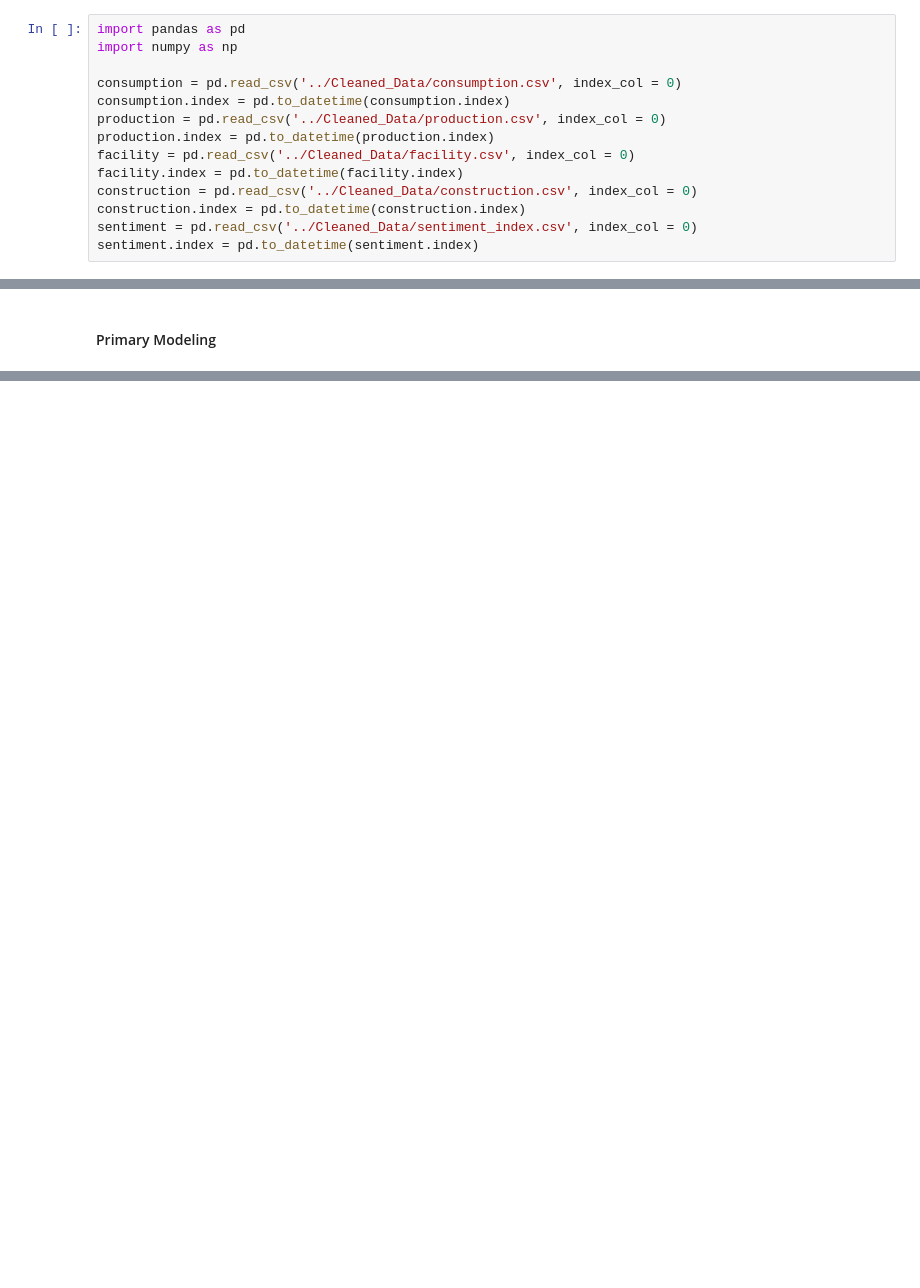
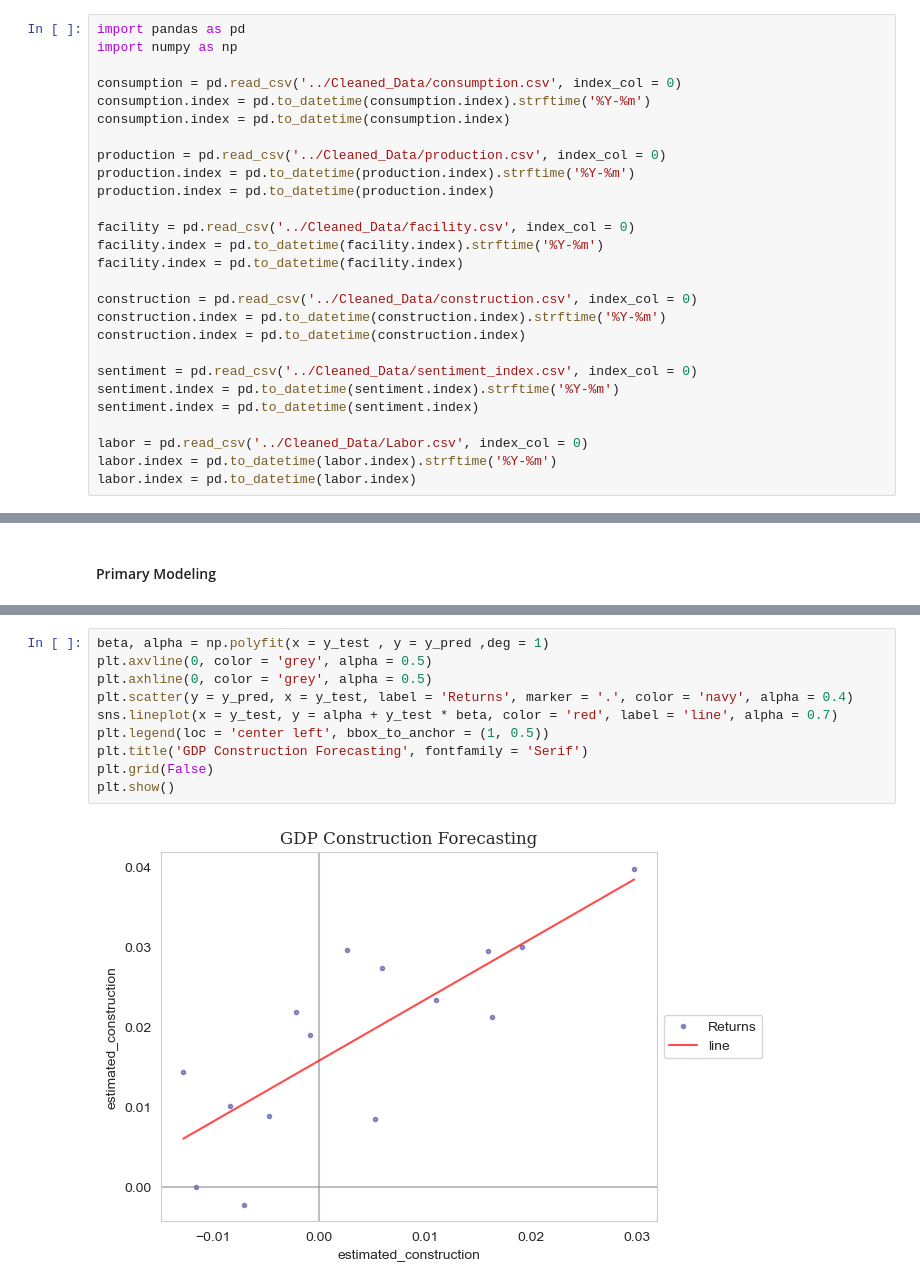
Before and after one commit to Tommylee1013/EconomicCycle, a Jupyter notebook: Notes/Primary Model.ipynb, the cells around one changed output, grey strips where cells are left out. Drawn from its saved outputs; the diff is of its cells as text; blank space fills up the shorter version.

```diff
--- a/Notes/Primary Model.ipynb
+++ b/Notes/Primary Model.ipynb
@@ -52,15 +52,28 @@ import pandas as pd
 import numpy as np
 
 consumption = pd.read_csv('../Cleaned_Data/consumption.csv', index_col = 0)
+consumption.index = pd.to_datetime(consumption.index).strftime('%Y-%m')
 consumption.index = pd.to_datetime(consumption.index)
+
 production = pd.read_csv('../Cleaned_Data/production.csv', index_col = 0)
+production.index = pd.to_datetime(production.index).strftime('%Y-%m')
 production.index = pd.to_datetime(production.index)
+
 facility = pd.read_csv('../Cleaned_Data/facility.csv', index_col = 0)
+facility.index = pd.to_datetime(facility.index).strftime('%Y-%m')
 facility.index = pd.to_datetime(facility.index)
+
 construction = pd.read_csv('../Cleaned_Data/construction.csv', index_col = 0)
+construction.index = pd.to_datetime(construction.index).strftime('%Y-%m')
 construction.index = pd.to_datetime(construction.index)
+
 sentiment = pd.read_csv('../Cleaned_Data/sentiment_index.csv', index_col = 0)
+sentiment.index = pd.to_datetime(sentiment.index).strftime('%Y-%m')
 sentiment.index = pd.to_datetime(sentiment.index)
+
+labor = pd.read_csv('../Cleaned_Data/Labor.csv', index_col = 0)
+labor.index = pd.to_datetime(labor.index).strftime('%Y-%m')
+labor.index = pd.to_datetime(labor.index)
 # %%
 feature_matrix = {
     'consumption' : consumption,
@@ -115,0 +211,12 @@ gdp
+# %%
+beta, alpha = np.polyfit(x = y_test , y = y_pred ,deg = 1)
+plt.axvline(0, color = 'grey', alpha = 0.5)
+plt.axhline(0, color = 'grey', alpha = 0.5)
+plt.scatter(y = y_pred, x = y_test, label = 'Returns', marker = '.', color = 'navy', alpha = 0.4)
+sns.lineplot(x = y_test, y = alpha + y_test * beta, color = 'red', label = 'line', alpha = 0.7)
+plt.legend(loc = 'center left', bbox_to_anchor = (1, 0.5))
+plt.title('GDP Construction Forecasting', fontfamily = 'Serif')
+plt.grid(False)
+plt.show()
+# %% [output]
+[figure, added]
```
Also changed, not shown: parts of 50 cells of this notebook, 9 other files.
